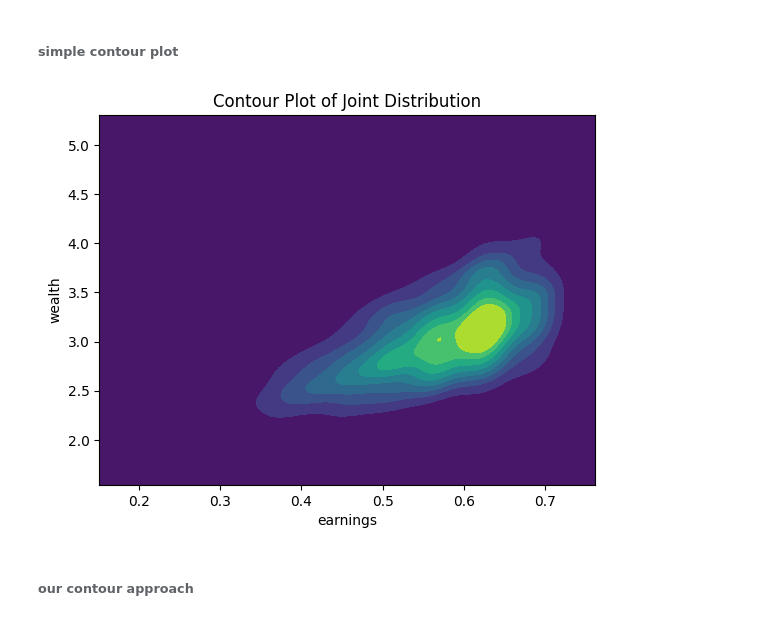
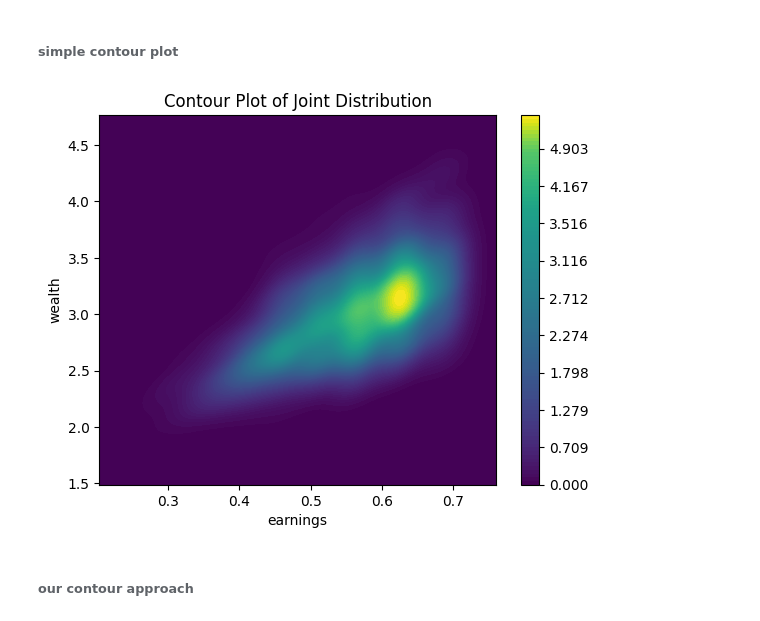
Before and after one commit to ParsaMohammadpour/probability-and-statistics-project, a Jupyter notebook: solution.ipynb, the cells around one changed output. Drawn from its saved outputs; the diff is of its cells as text; code cells hidden in the pictures.

```diff
--- a/solution.ipynb
+++ b/solution.ipynb
@@ -701,15 +704,19 @@ Now, lets plot have the contour plot of these individuals too to see whether it
 # %% [markdown]
 ###### simple contour plot
 # %%
-# Create the contour plot using seaborn
-sns.kdeplot(x=lower_earnings, y=lower_wealth, fill=True, cmap='viridis', thresh=0)
+# The following two lines are the lines that we talked about at the above markdown cell
+ax=plt.gca()
+viridis_lowers_color = (68/255, 1/255, 84/255)
+ax.set_facecolor(viridis_lowers_color)
+
+sns.kdeplot(x=lower_earnings, y=lower_wealth, fill=True, cbar=True, levels=100, cmap='viridis', thresh=0, ax=ax)
 
 plt.title('Contour Plot of Joint Distribution')
 plt.xlabel('earnings')
 plt.ylabel('wealth')
 plt.show()
 # %% [output]
-[figure, old version]
+[figure, new version]
 # %% [markdown]
 ###### our contour approach
 # %%
```
Also changed, not shown: parts of 46 cells of this notebook, 1 other file.
